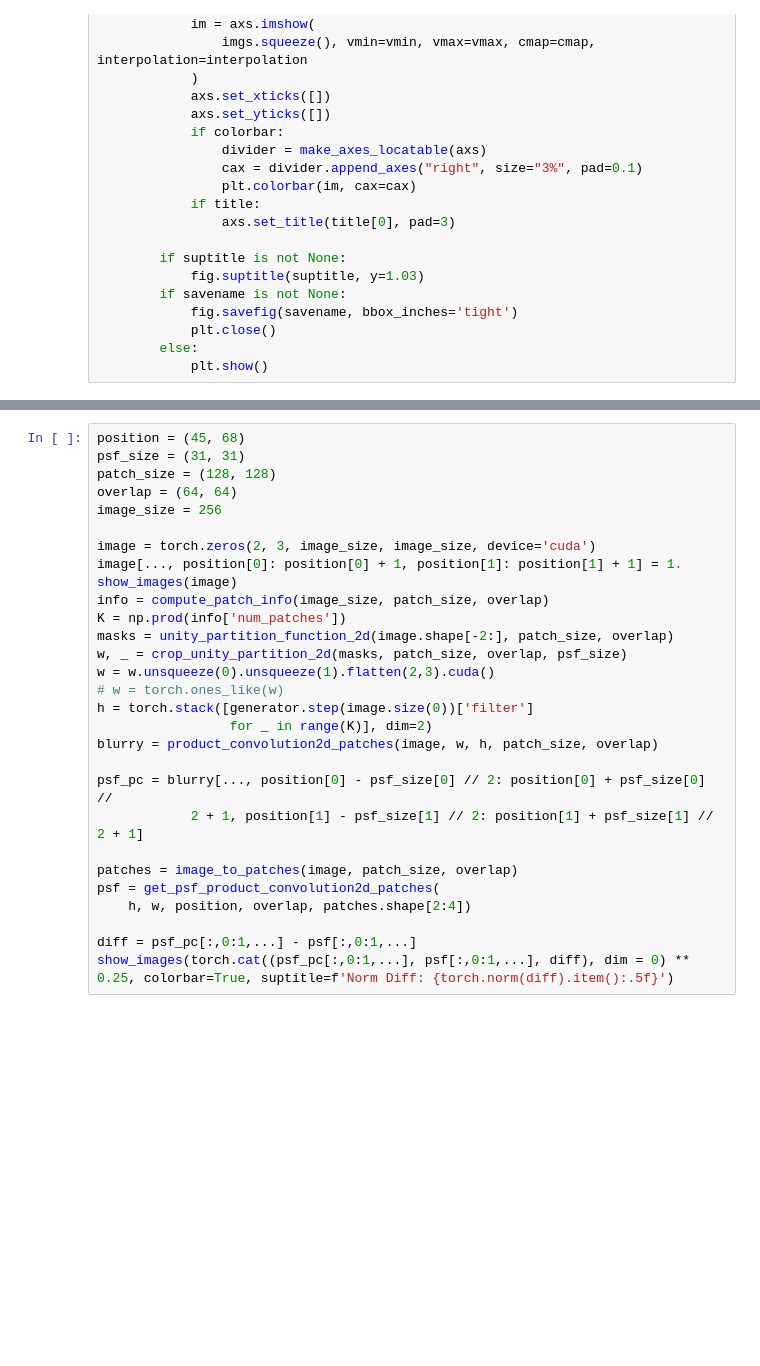
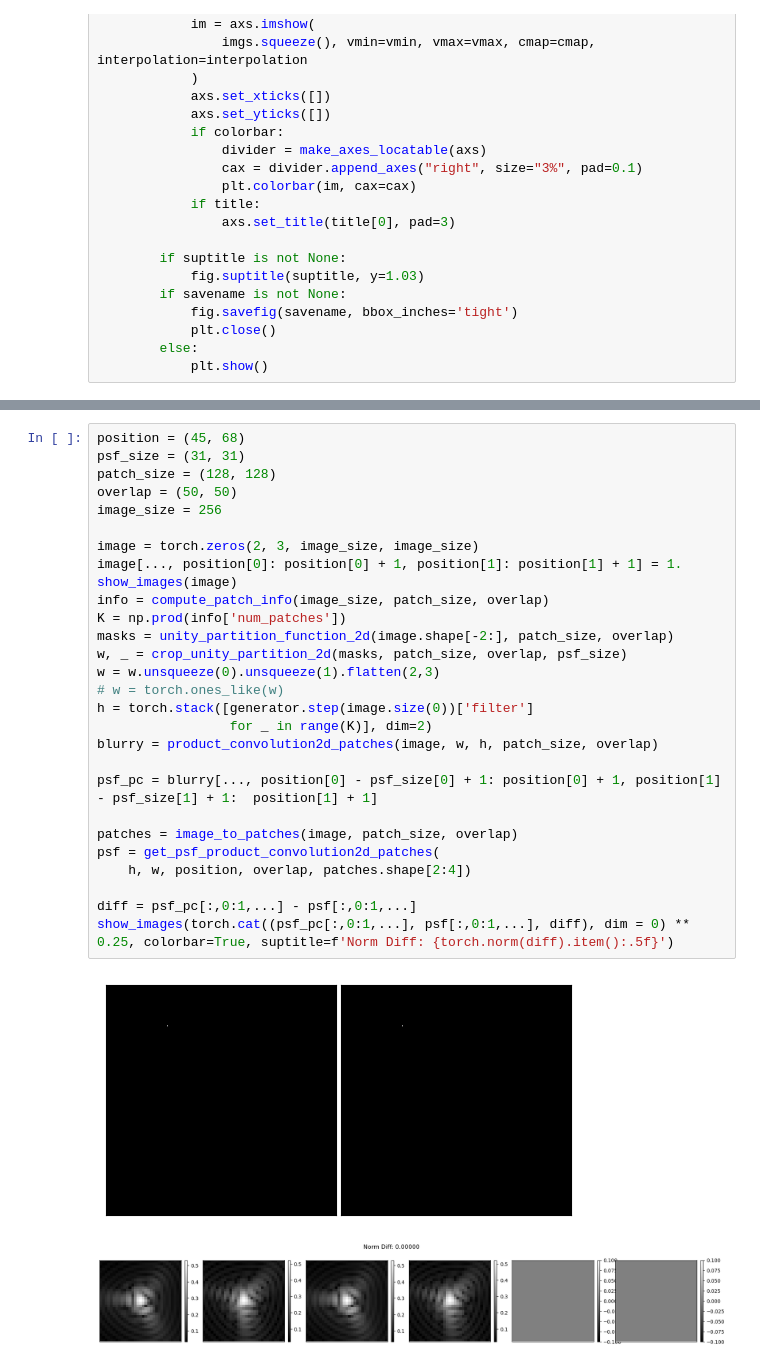
Before and after one commit to samuro95/BregmanOptim, a Jupyter notebook: deepinv/physics/functional/test_product_convolution.ipynb, the cells around one changed output, grey strips where cells are left out. Drawn from its saved outputs; the diff is of its cells as text; blank space fills up the shorter version.

```diff
--- a/deepinv/physics/functional/test_product_convolution.ipynb
+++ b/deepinv/physics/functional/test_product_convolution.ipynb
@@ -184,30 +182,32 @@ show_images(blurry ** 0.25)
 # %%
 position = (45, 68)
 psf_size = (31, 31)
 patch_size = (128, 128)
-overlap = (64, 64)
+overlap = (50, 50)
 image_size = 256
 
-image = torch.zeros(2, 3, image_size, image_size, device='cuda')
+image = torch.zeros(2, 3, image_size, image_size)
 image[..., position[0]: position[0] + 1, position[1]: position[1] + 1] = 1.
 show_images(image)
 info = compute_patch_info(image_size, patch_size, overlap)
 K = np.prod(info['num_patches'])
 masks = unity_partition_function_2d(image.shape[-2:], patch_size, overlap)
 w, _ = crop_unity_partition_2d(masks, patch_size, overlap, psf_size)
-w = w.unsqueeze(0).unsqueeze(1).flatten(2,3).cuda()
+w = w.unsqueeze(0).unsqueeze(1).flatten(2,3)
 # w = torch.ones_like(w)
 h = torch.stack([generator.step(image.size(0))['filter']
                  for _ in range(K)], dim=2)
 blurry = product_convolution2d_patches(image, w, h, patch_size, overlap)
 
-psf_pc = blurry[..., position[0] - psf_size[0] // 2: position[0] + psf_size[0] //
-            2 + 1, position[1] - psf_size[1] // 2: position[1] + psf_size[1] // 2 + 1]
+psf_pc = blurry[..., position[0] - psf_size[0] + 1: position[0] + 1, position[1] - psf_size[1] + 1:  position[1] + 1]
 
 patches = image_to_patches(image, patch_size, overlap)
 psf = get_psf_product_convolution2d_patches(
     h, w, position, overlap, patches.shape[2:4])
 
 diff = psf_pc[:,0:1,...] - psf[:,0:1,...]
 show_images(torch.cat((psf_pc[:,0:1,...], psf[:,0:1,...], diff), dim = 0) ** 0.25, colorbar=True, suptitle=f'Norm Diff: {torch.norm(diff).item():.5f}')
+# %% [output]
+[figure, added]
+[figure, added]
 # %%
```
Also changed, not shown: parts of 10 cells of this notebook, 5 other files.
